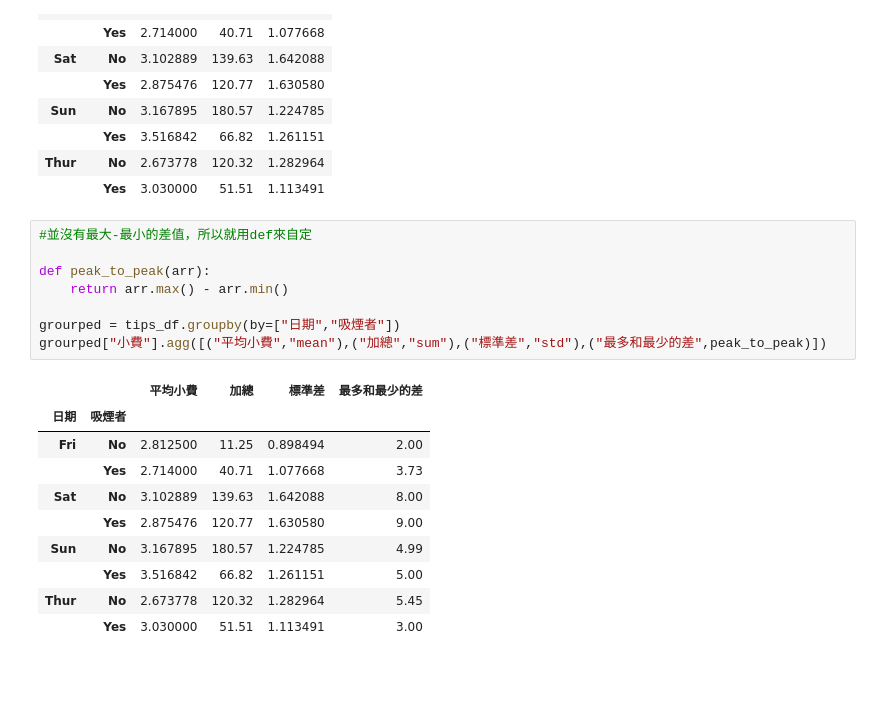
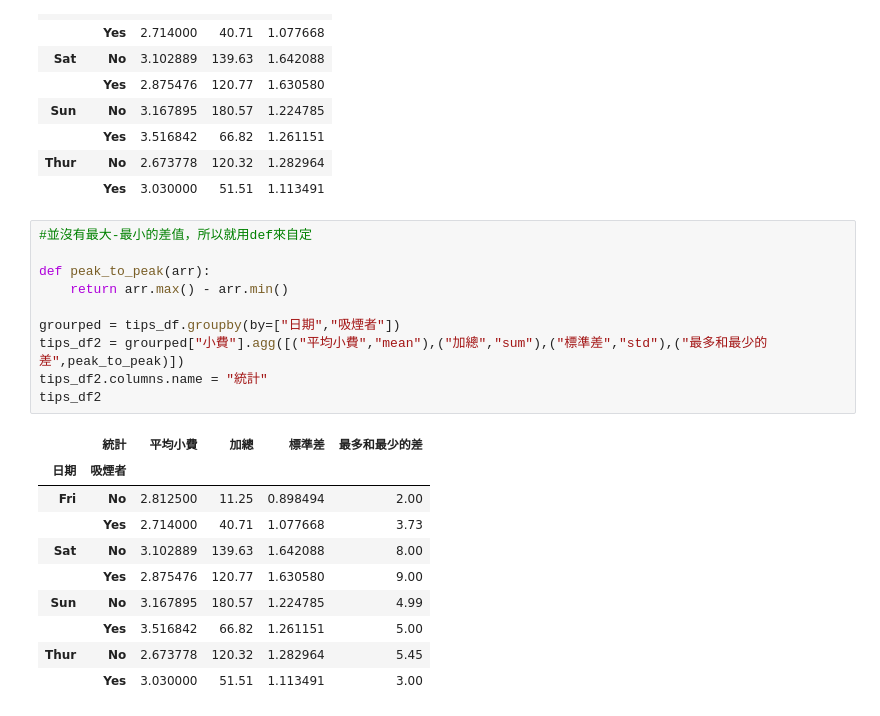
Before and after one commit to Chi-Feng-Tseng/test, a Jupyter notebook: lesson20/lesson20_3.ipynb, the cells around one changed output. Cells and saved outputs as stored; diff of their text form; blank space fills up the shorter version.

```diff
--- a/lesson20/lesson20_3.ipynb
+++ b/lesson20/lesson20_3.ipynb
@@ -109,13 +109,15 @@ grourped["小費"].agg([("平均小費","mean"),("加總","sum"),("標準差","s
 # %%
 #並沒有最大-最小的差值，所以就用def來自定
 
 def peak_to_peak(arr):
     return arr.max() - arr.min()
 
 grourped = tips_df.groupby(by=["日期","吸煙者"])
-grourped["小費"].agg([("平均小費","mean"),("加總","sum"),("標準差","std"),("最多和最少的差",peak_to_peak)])
+tips_df2 = grourped["小費"].agg([("平均小費","mean"),("加總","sum"),("標準差","std"),("最多和最少的差",peak_to_peak)])
+tips_df2.columns.name = "統計"
+tips_df2
 # %% [output]
-|  |  | 平均小費 | 加總 | 標準差 | 最多和最少的差 |
+|  | 統計 | 平均小費 | 加總 | 標準差 | 最多和最少的差 |
 | 日期 | 吸煙者 |  |  |  |  |
 | Fri | No | 2.812500 | 11.25 | 0.898494 | 2.00 |
 |  | Yes | 2.714000 | 40.71 | 1.077668 | 3.73 |
```
Also changed, not shown: parts of 4 cells of this notebook.
